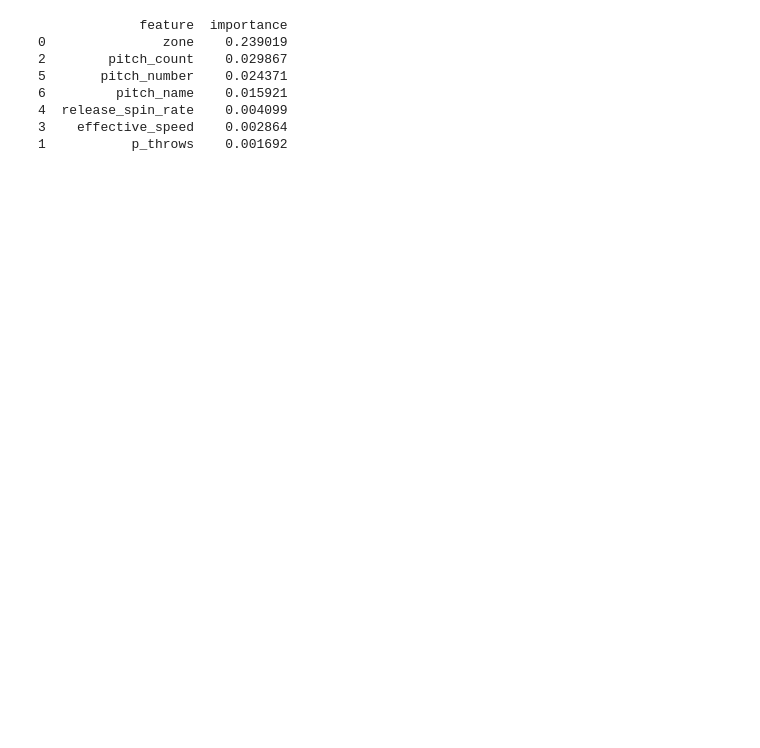
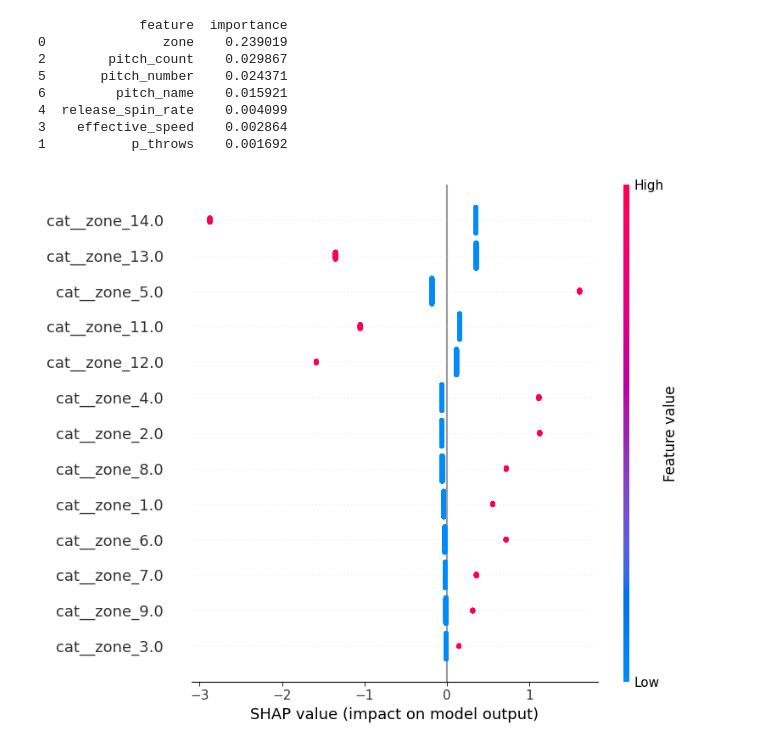
Before and after one commit to Sam-Kirkham/Stat-486-Final-Project, a Jupyter notebook: Supervised Models/LogisticRegression.ipynb, the cells around one changed output. Drawn from its saved outputs; the diff is of its cells as text; code cells hidden in the pictures; blank space fills up the shorter version.

```diff
--- a/LogisticRegression.ipynb
+++ b/Supervised Models/LogisticRegression.ipynb
@@ -134,3 +150,54 @@ print(perm_df)
 4  release_spin_rate    0.004099
 3    effective_speed    0.002864
 1           p_throws    0.001692
+# %%
+import shap
+import matplotlib.pyplot as plt
+import numpy as np
+
+# 1. Transform data using ONLY the preprocessing step
+X_train_transformed = model.named_steps['preprocess'].transform(X_train)
+X_test_transformed = model.named_steps['preprocess'].transform(X_test)
+
+# 2. Get feature names after preprocessing
+feature_names = model.named_steps['preprocess'].get_feature_names_out()
+
+# 3. Extract trained logistic regression model
+log_reg = model.named_steps['classifier']
+
+# 4. Create SHAP explainer
+explainer = shap.LinearExplainer(log_reg, X_train_transformed)
+
+# 5. Compute SHAP values
+shap_values = explainer(X_test_transformed)
+
+# 6. Filter ONLY 'zone' features
+zone_mask = np.array([("zone" in name) for name in feature_names])
+
+X_zone = X_test_transformed[:, zone_mask]
+zone_feature_names = feature_names[zone_mask]
+
+# Handle SHAP values depending on shape
+if hasattr(shap_values, "values"):
+    shap_zone = shap_values.values[:, zone_mask]
+else:
+    shap_zone = shap_values[:, zone_mask]
+
+# Convert to dense if needed
+X_zone_dense = X_zone.toarray() if hasattr(X_zone, "toarray") else X_zone
+
+# Encode original 'zone' for coloring
+zone_color = X_test['zone'].astype('category').cat.codes.values
+
+# Subsample (prevents overplotting + restores color visibility)
+idx = np.random.choice(len(zone_color), size=min(2000, len(zone_color)), replace=False)
+
+shap.summary_plot(
+    shap_zone[idx],
+    X_zone_dense[idx],
+    feature_names=zone_feature_names,
+    color=zone_color[idx],
+    plot_type="dot"
+)
+# %% [output]
+[figure, added]
```
Also changed, not shown: parts of 1 cell of this notebook, 7 other files.
